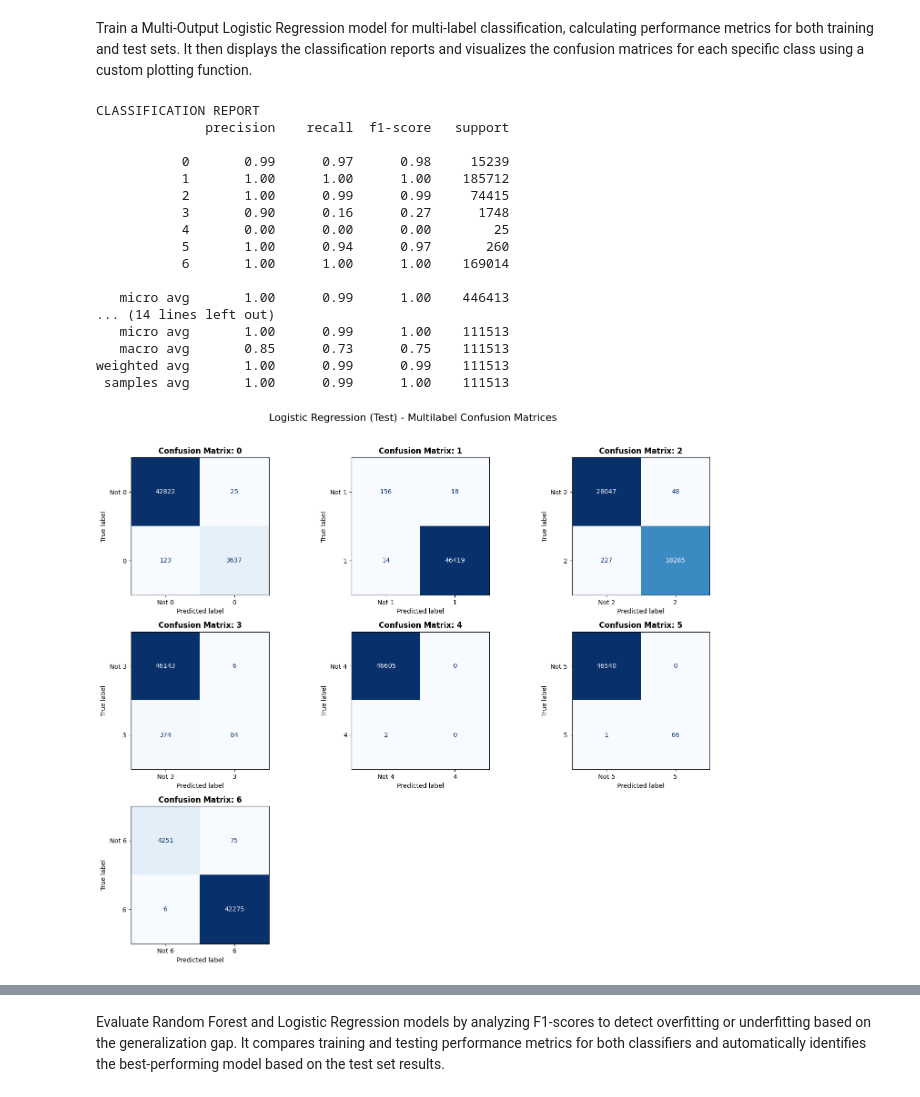
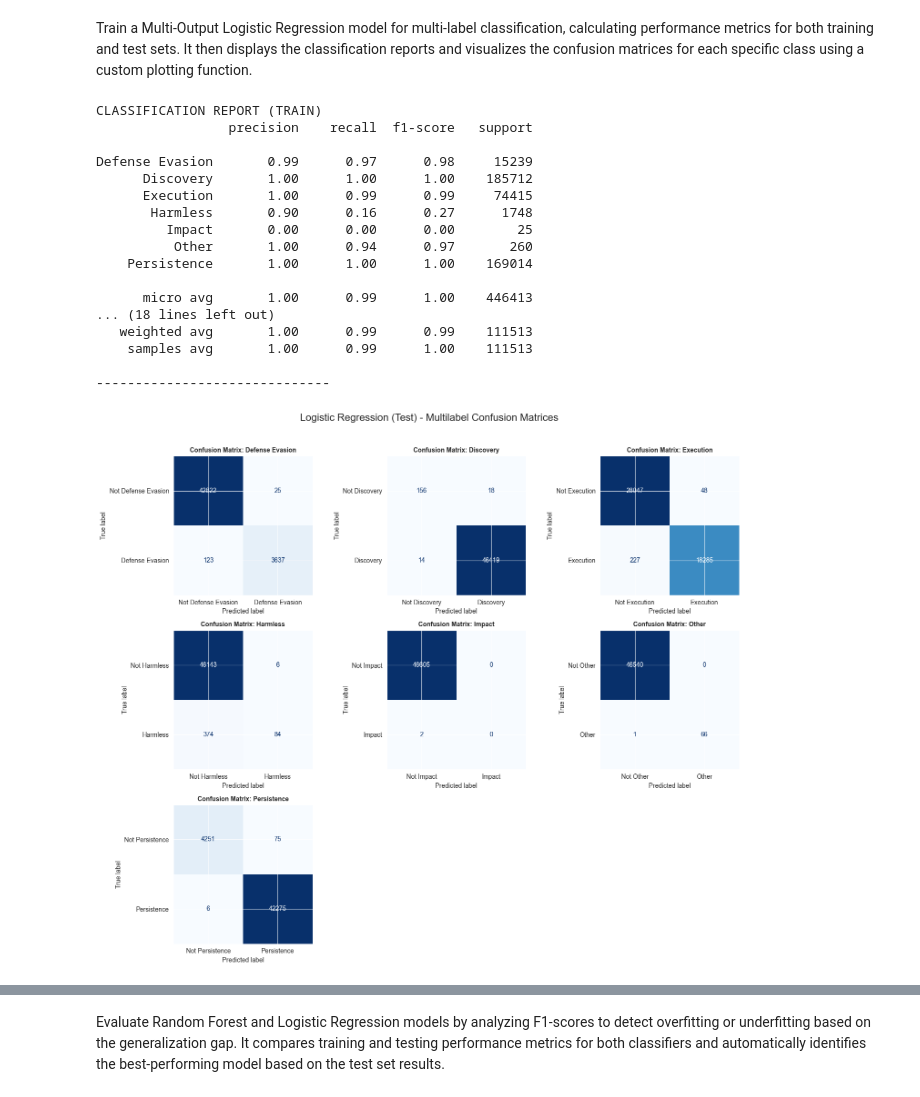
Before and after one commit to SteLib/ML-ssh-session-classifier, a Jupyter notebook: section_2_supervised_learning.ipynb, the cells around one changed output, grey strips where cells are left out. Drawn from its saved outputs; the diff is of its cells as text; code cells hidden in the pictures.

```diff
--- a/section_2_supervised_learning.ipynb
+++ b/section_2_supervised_learning.ipynb
@@ -160,7 +160,7 @@ from sklearn.ensemble import RandomForestClassifier
 from sklearn.metrics import multilabel_confusion_matrix, classification_report
 
 # Model Creation and Training
-rf_model = RandomForestClassifier(n_estimators=100, random_state=42)
+rf_model = RandomForestClassifier(n_estimators=100, random_state=42, n_jobs=-1)
 rf_model.fit(X_train, y_train)
 
 # Generate predictions
@@ -170,11 +170,11 @@ y_pred_test = rf_model.predict(X_test)
 # Compute Metrics
 # Evaluation on TRAINING set
 mcm_train_rf = multilabel_confusion_matrix(y_train, y_pred_train)
-report_train_rf = classification_report(y_train, y_pred_train, zero_division=0)
+report_train_rf = classification_report(y_train, y_pred_train, target_names=multi_label_binarizer.classes_, zero_division=0)
 
 # Evaluation on TEST set
 mcm_test_rf = multilabel_confusion_matrix(y_test, y_pred_test)
-report_test_rf = classification_report(y_test, y_pred_test, zero_division=0)
+report_test_rf = classification_report(y_test, y_pred_test, target_names=multi_label_binarizer.classes_, zero_division=0)
 
 # print
 print("CLASSIFICATION REPORT (TRAIN)")
@@ -185,15 +185,7 @@ print(report_test_rf)
 print("-" * 30)
 
 # Display confusion matrix
-#NON CANCELLARE QUESTA RIGA: rf_class_names = [str(c) for c in rf_model.classes_]
-############# possibile SEZIONE PROBLEMATICA #################
-#Extract the list of strings. This handles if the file contains a DataFrame or a List.
-if hasattr(list_label_names, 'columns'):
-    rf_class_names = list_label_names.columns.tolist()
-else:
-    rf_class_names = list(list_label_names)
-###########fine possibile sezione problematica ##############
-######SE NON FUNZIONA COSÌ, DECOMMENTA LA RIGA DA NON CANCELLARE E DOMMENTA LA SEZIONE PROBLEMATICA####
+rf_class_names = multi_label_binarizer.classes_
 plot_mcm(mcm_test_rf, rf_class_names, title="Random Forest (Test)")
 # %% [output]
 CLASSIFICATION REPORT (TRAIN)
@@ -218,61 +318,54 @@ Train a Multi-Output Logistic Regression model for multi-label classification, c
 # %%
 import matplotlib.pyplot as plt
 from sklearn.linear_model import LogisticRegression
 from sklearn.multioutput import MultiOutputClassifier
 from sklearn.metrics import multilabel_confusion_matrix, classification_report
 
 # Use MultiOutputClassifier to handle multi-label
-lr_model = MultiOutputClassifier(LogisticRegression(max_iter=1000, random_state=42))
+lr_model = MultiOutputClassifier(LogisticRegression(max_iter=1000, random_state=42, n_jobs=-1))
 lr_model.fit(X_train, y_train)
 
 # Predictions
 y_pred_lr_train = lr_model.predict(X_train)
 y_pred_lr_test = lr_model.predict(X_test)
 
 # Evaluation on TRAINING set
 mcm_lr_train = multilabel_confusion_matrix(y_train, y_pred_lr_train)
-report_lr_train = classification_report(y_train, y_pred_lr_train, zero_division=0)
+report_lr_train = classification_report(y_train, y_pred_lr_train,target_names=multi_label_binarizer.classes_, zero_division=0)
 
 
 # Evaluation on TEST set
 mcm_lr_test = multilabel_confusion_matrix(y_test, y_pred_lr_test)
-report_lr_test = classification_report(y_test, y_pred_lr_test, zero_division=0)
+report_lr_test = classification_report(y_test, y_pred_lr_test, target_names=multi_label_binarizer.classes_, zero_division=0)
 
 #print report
-print("CLASSIFICATION REPORT ")
+print("CLASSIFICATION REPORT (TRAIN)")
 print(report_lr_train)
+print("-" * 30)
+print("CLASSIFICATION REPORT (TEST)")
 print(report_lr_test)
+print("-" * 30)
 
 
 # VISUALIZE confusion matrices for each class
-
-# Display confusion matrix
-#NON CANCELLARE QUESTA RIGA: lr_class_names = [str(c) for c in rf_model.classes_]
-############# possibile SEZIONE PROBLEMATICA #################
-#Extract the list of strings. This handles if the file contains a DataFrame or a List.
-if hasattr(list_label_names, 'columns'):
-    lr_class_names = list_label_names.columns.tolist()
-else:
-    lr_model_class_names = list(list_label_names)
-###########fine possibile sezione problematica ##############
-###### SE NON FUNZIONA COSÌ, DECOMMENTA LA RIGA DA NON CANCELLARE E DOMMENTA LA SEZIONE PROBLEMATICA####
+lr_class_names = multi_label_binarizer.classes_
 plot_mcm(mcm_lr_test, lr_class_names, title=" Logistic Regression (Test)")
 # %% [output]
-CLASSIFICATION REPORT
-              precision    recall  f1-score   support
+CLASSIFICATION REPORT (TRAIN)
+                 precision    recall  f1-score   support
 
-           0       0.99      0.97      0.98     15239
-           1       1.00      1.00      1.00    185712
-           2       1.00      0.99      0.99     74415
-           3       0.90      0.16      0.27      1748
-           4       0.00      0.00      0.00        25
-           5       1.00      0.94      0.97       260
-           6       1.00      1.00      1.00    169014
+Defense Evasion       0.99      0.97      0.98     15239
+      Discovery       1.00      1.00      1.00    185712
+      Execution       1.00      0.99      0.99     74415
+       Harmless       0.90      0.16      0.27      1748
+         Impact       0.00      0.00      0.00        25
+          Other       1.00      0.94      0.97       260
+    Persistence       1.00      1.00      1.00    169014
 
-   micro avg       1.00      0.99      1.00    446413
-... (14 lines left out)
-   micro avg       1.00      0.99      1.00    111513
-   macro avg       0.85      0.73      0.75    111513
-weighted avg       1.00      0.99      0.99    111513
- samples avg       1.00      0.99      1.00    111513
+      micro avg       1.00      0.99      1.00    446413
+... (18 lines left out)
+   weighted avg       1.00      0.99      0.99    111513
+    samples avg       1.00      0.99      1.00    111513
+
+------------------------------
-[figure, old version]
+[figure, new version]
```
Also changed, not shown: parts of 14 cells of this notebook, 1 other file.
